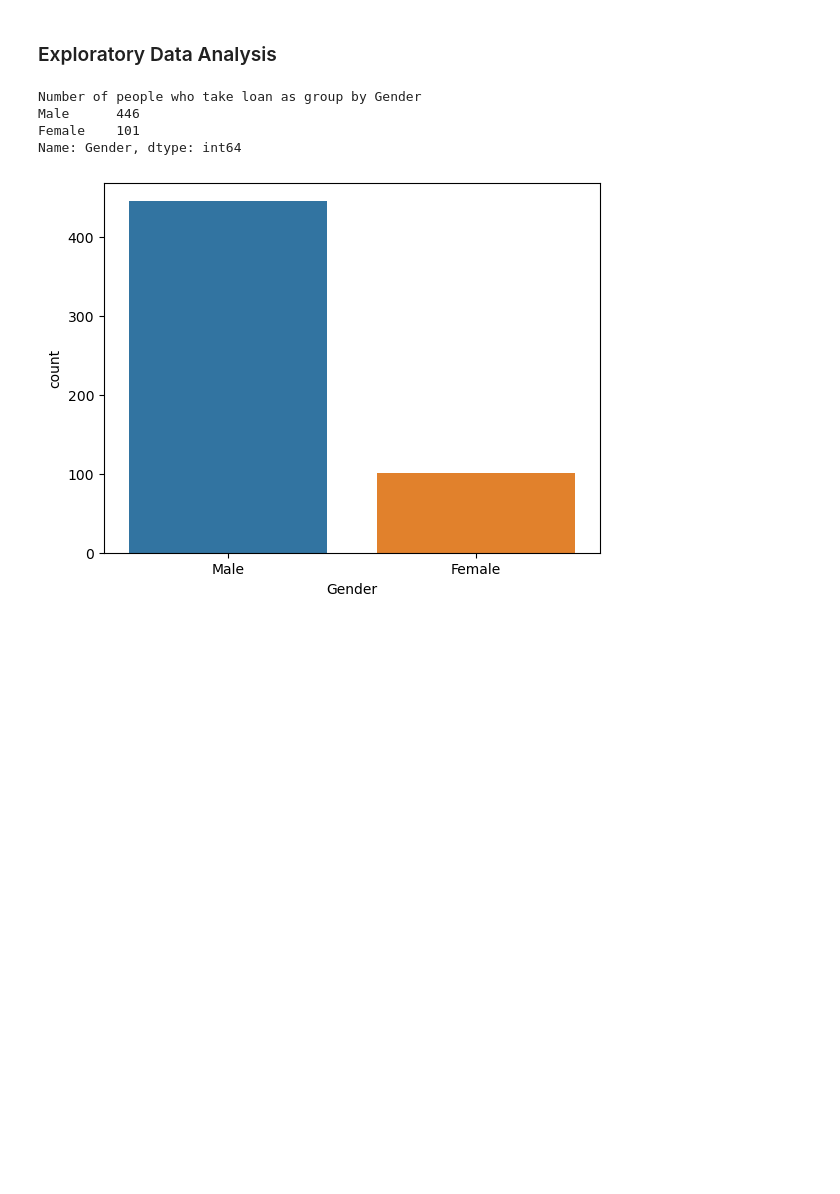
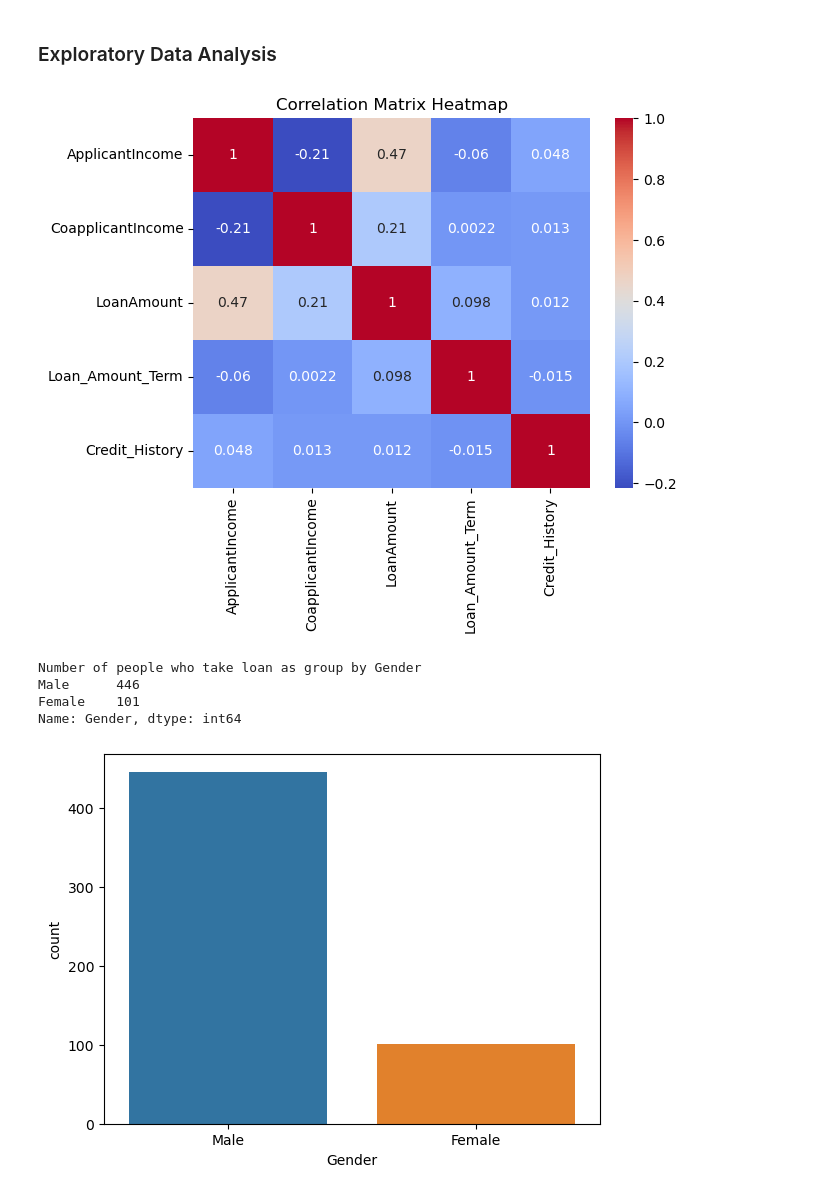
Before and after one commit to johncuevas51/Project_4_Group7, a Jupyter notebook: Loan_JC_prediction_spark.ipynb, the cells around one changed output. Drawn from its saved outputs; the diff is of its cells as text; code cells hidden in the pictures; blank space fills up the shorter version.

```diff
--- a/Loan_JC_prediction_spark.ipynb
+++ b/Loan_JC_prediction_spark.ipynb
@@ -286,3 +285,17 @@ filtered_data_df.head()
 # %% [markdown]
 ### Exploratory Data Analysis
+# %%
+# Compute the correlation matrix ot understand which features are strongly correlated. Using Seaborn.
+corr_matrix = filtered_data_df.corr()
+
+# Create a heatmap
+sns.heatmap(corr_matrix, cmap='coolwarm', annot=True)
+
+# Set the title of the plot
+plt.title('Correlation Matrix Heatmap')
+
+# Show the plot
+plt.show()
+# %% [output]
+[figure, added]
 # %%
```
Also changed, not shown: parts of 22 cells of this notebook.
